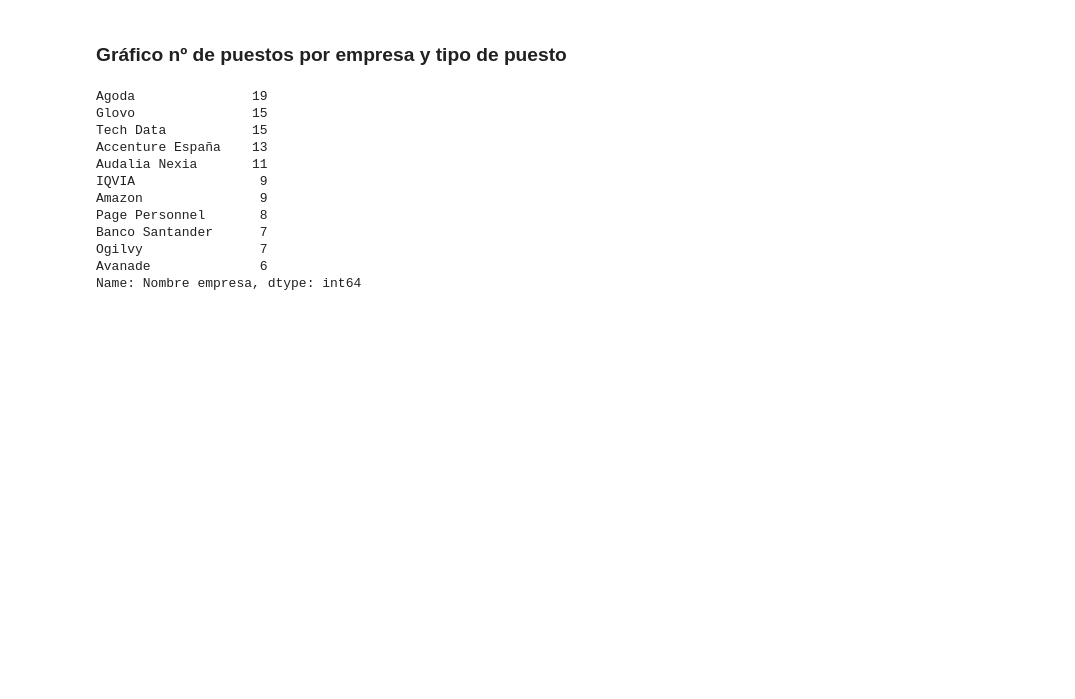
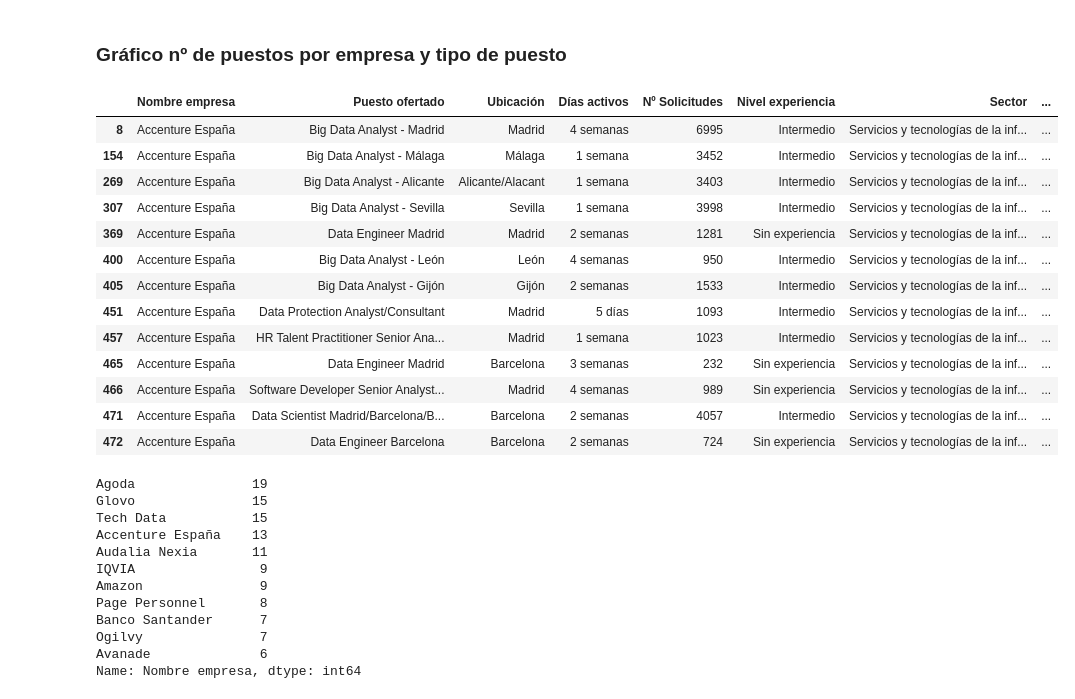
Before and after one commit to cespanac/EDA_DS_Market, a Jupyter notebook: notebooks/Draft-data_analysis_market_research.ipynb, the cells around one changed output. Drawn from its saved outputs; the diff is of its cells as text; code cells hidden in the pictures; blank space fills up the shorter version.

```diff
--- a/Gráficas.ipynb
+++ b/notebooks/Draft-data_analysis_market_research.ipynb
@@ -331,6 +333,25 @@ fig.show()
 [interactive output not drawn]
 # %% [markdown]
 ### Gráfico nº de puestos por empresa y tipo de puesto
+# %%
+prueba_ds = df[df['Tipo puesto']=='Data Analyst']
+# %%
+prueba_ds[prueba_ds['Nombre empresa'].str.contains('Accenture España')]
+# %% [output]
+|  | Nombre empresa | Puesto ofertado | Ubicación | Días activos | Nº Solicitudes | Nivel experiencia | Sector | ... |
+| 8 | Accenture España | Big Data Analyst - Madrid | Madrid | 4 semanas | 6995 | Intermedio | Servicios y tecnologías de la inf... | ... |
+| 154 | Accenture España | Big Data Analyst - Málaga | Málaga | 1 semana | 3452 | Intermedio | Servicios y tecnologías de la inf... | ... |
+| 269 | Accenture España | Big Data Analyst - Alicante | Alicante/Alacant | 1 semana | 3403 | Intermedio | Servicios y tecnologías de la inf... | ... |
+| 307 | Accenture España | Big Data Analyst - Sevilla | Sevilla | 1 semana | 3998 | Intermedio | Servicios y tecnologías de la inf... | ... |
+| 369 | Accenture España | Data Engineer Madrid | Madrid | 2 semanas | 1281 | Sin experiencia | Servicios y tecnologías de la inf... | ... |
+| 400 | Accenture España | Big Data Analyst - León | León | 4 semanas | 950 | Intermedio | Servicios y tecnologías de la inf... | ... |
+| 405 | Accenture España | Big Data Analyst - Gijón | Gijón | 2 semanas | 1533 | Intermedio | Servicios y tecnologías de la inf... | ... |
+| 451 | Accenture España | Data Protection Analyst/Consultant | Madrid | 5 días | 1093 | Intermedio | Servicios y tecnologías de la inf... | ... |
+| 457 | Accenture España | HR Talent Practitioner Senior Ana... | Madrid | 1 semana | 1023 | Intermedio | Servicios y tecnologías de la inf... | ... |
+| 465 | Accenture España | Data Engineer Madrid | Barcelona | 3 semanas | 232 | Sin experiencia | Servicios y tecnologías de la inf... | ... |
+| 466 | Accenture España | Software Developer Senior Analyst... | Madrid | 4 semanas | 989 | Sin experiencia | Servicios y tecnologías de la inf... | ... |
+| 471 | Accenture España | Data Scientist Madrid/Barcelona/B... | Barcelona | 2 semanas | 4057 | Intermedio | Servicios y tecnologías de la inf... | ... |
+| 472 | Accenture España | Data Engineer Barcelona | Barcelona | 2 semanas | 724 | Sin experiencia | Servicios y tecnologías de la inf... | ... |
 # %%
 emp_da = df[df['Tipo puesto']=='Data Analyst']
 emp_ds = df[df['Tipo puesto']=='Data Scientist']
```
Also changed, not shown: parts of 5 cells of this notebook, 29 other files.
